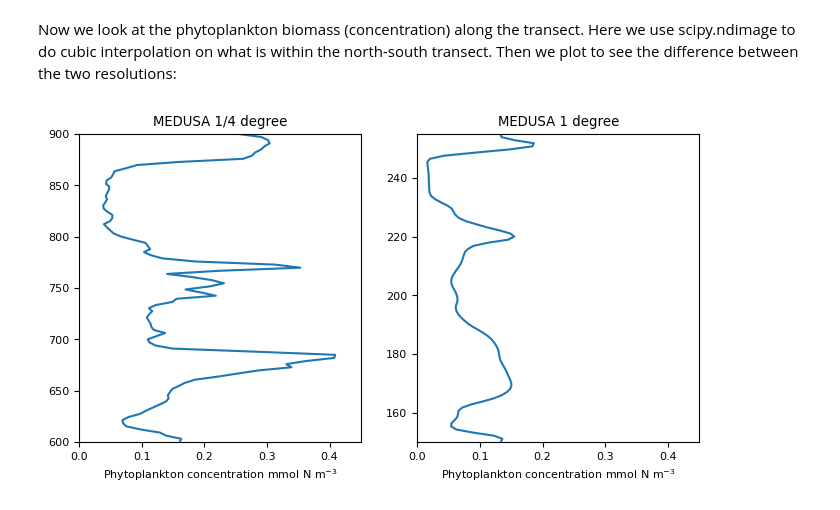
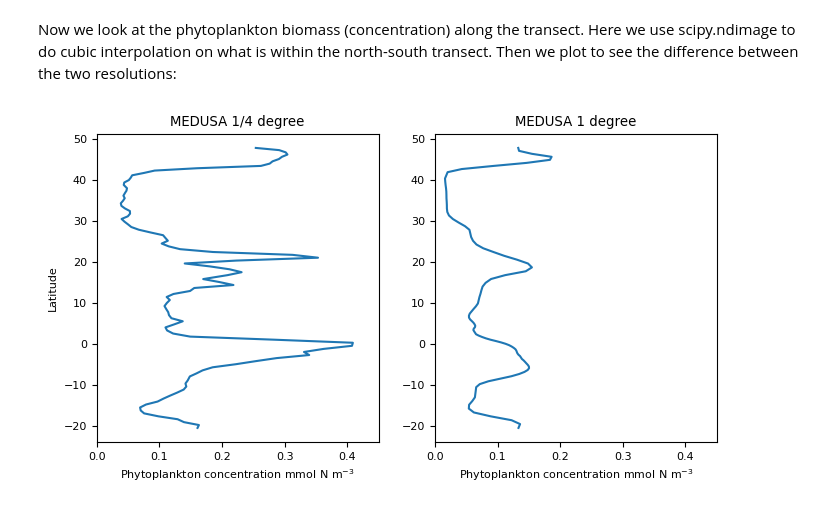
Before and after one commit to NOC-MSM/CLASS_workshop, a Jupyter notebook: Analysis/MEDUSA/1D_and_025D.ipynb, the cells around one changed output. Cells and saved outputs as stored; diff of their text form; code cells hidden in the pictures.

```diff
--- a/Analysis/MEDUSA/1D_and_025D.ipynb
+++ b/Analysis/MEDUSA/1D_and_025D.ipynb
@@ -59,25 +59,37 @@ Now we look at the phytoplankton biomass (concentration) along the transect. Her
 # %%
 import scipy.ndimage
 phn_surf= phn_surf.fillna(0)
 pp= np.array(phn_surf)
 z025 = scipy.ndimage.map_coordinates(np.transpose(pp), np.vstack((x025d,y025d)))
 
 phn_surf1d= phn_surf1.fillna(0)
 pp1d= np.array(phn_surf1d)
 z1d= scipy.ndimage.map_coordinates(np.transpose(pp1d), np.vstack((x1d,y1d)))
 
+# Before we plot, we need to make the y-axis latitude,
+# so we match between the pixels and the latitude:
+
+ylat1d=[]
+for i in y1d:
+    n = int(np.round(i))
+    ylat1d.append(np.array(ds_surf1.nav_lat[n][263]))
+
+ylat025=[]
+for i in y025d:
+    n = int(np.round(i))
+    ylat025.append(np.array(ds_surf.nav_lat[n][1050]))
+
 # Now plot:
 fig, axs = plt.subplots(1,2, figsize=(8,4))
-axs[0].plot(z025,y025d)
+axs[0].plot(z025,ylat025)
 axs[0].set_title('MEDUSA 1/4 degree')
-axs[0].set_ylim(600, 900)
+axs[0].set_ylabel('Latitude')
 
-axs[1].plot(z1d,y1d)
+axs[1].plot(z1d,ylat1d)
 axs[1].set_title('MEDUSA 1 degree')
-axs[1].set_ylim(150,255)
 
 for ax in axs:
     ax.set_xlabel('Phytoplankton concentration mmol N m$^{-3}$')
     ax.set_xlim(0, 0.45)
 # %% [output]
-[figure, old version]
+[figure, new version]
```
Also changed, not shown: parts of 1 cell of this notebook.
